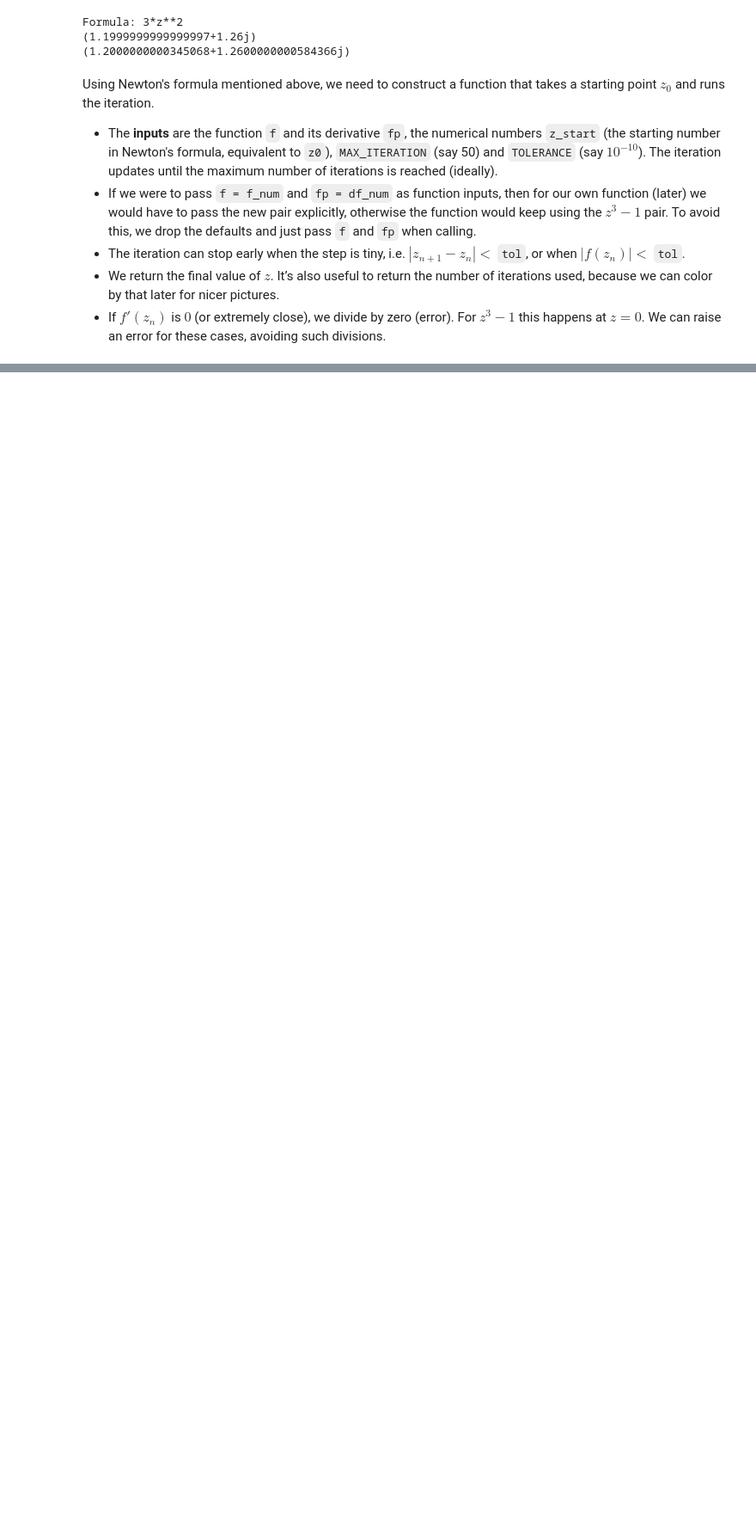
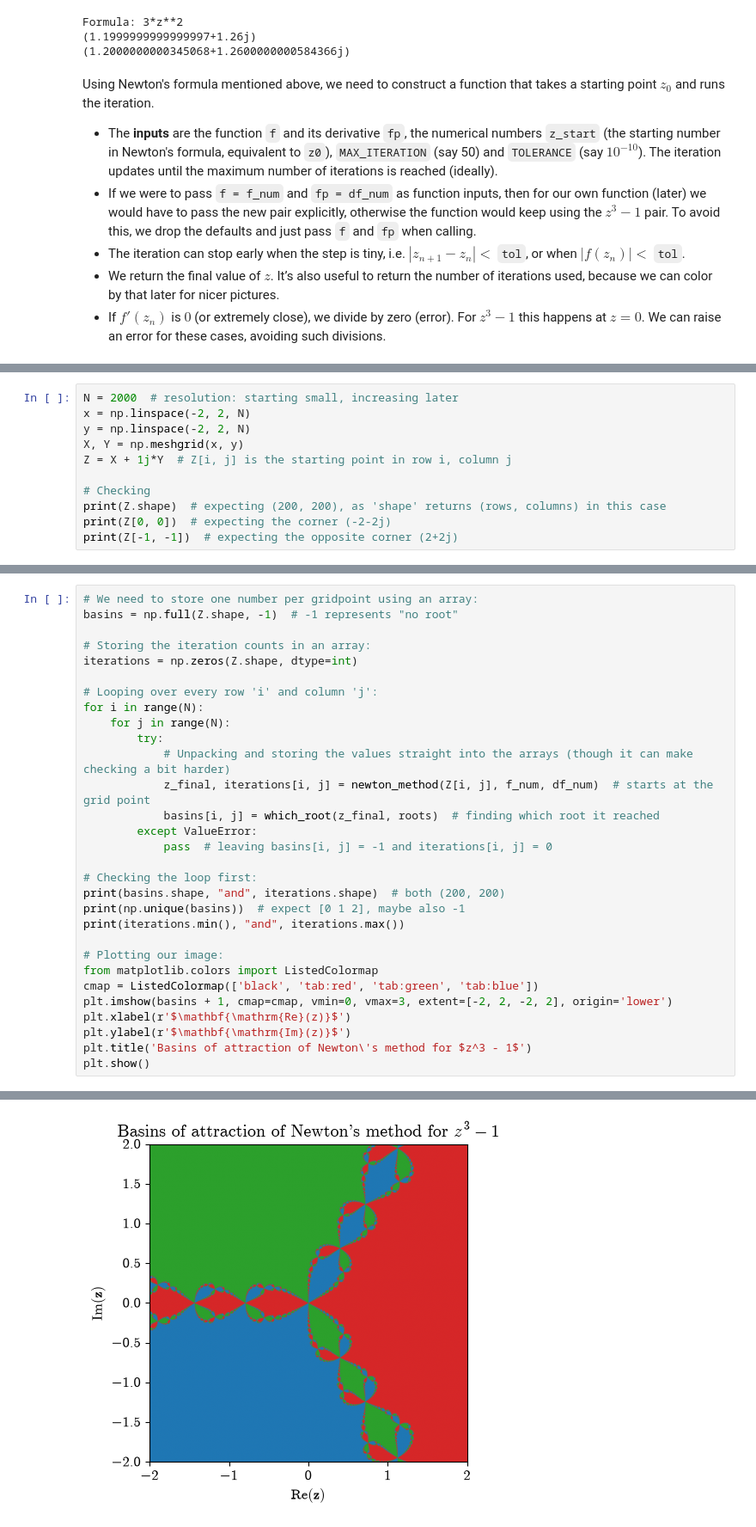
Before and after one commit to nemethmate1/numerical-methods-practice, a Jupyter notebook: Basins-of-Attraction.ipynb, the cells around one changed output, grey strips where cells are left out. Shown at 86% size. Cells and saved outputs as stored; diff of their text form; blank space fills up the shorter version.

Commit message:
successful example plot and added optional speed-up idea and high quality rendering

```diff
--- a/Basins-of-Attraction.ipynb
+++ b/Basins-of-Attraction.ipynb
@@ -235,0 +281,11 @@ Warning: derivative is (almost) zero!
+# %%
+N = 2000  # resolution: starting small, increasing later
+x = np.linspace(-2, 2, N)
+y = np.linspace(-2, 2, N)
+X, Y = np.meshgrid(x, y)
+Z = X + 1j*Y  # Z[i, j] is the starting point in row i, column j
+
+# Checking
+print(Z.shape)  # expecting (200, 200), as 'shape' returns (rows, columns) in this case
+print(Z[0, 0])  # expecting the corner (-2-2j)
+print(Z[-1, -1])  # expecting the opposite corner (2+2j)
@@ -235,0 +304,31 @@ Warning: derivative is (almost) zero!
+# %%
+# We need to store one number per gridpoint using an array:
+basins = np.full(Z.shape, -1)  # -1 represents "no root"
+
+# Storing the iteration counts in an array:
+iterations = np.zeros(Z.shape, dtype=int)
+
+# Looping over every row 'i' and column 'j':
+for i in range(N):
+    for j in range(N):
+        try:
+            # Unpacking and storing the values straight into the arrays (though it can make checking a bit harder)
+            z_final, iterations[i, j] = newton_method(Z[i, j], f_num, df_num)  # starts at the grid point
+            basins[i, j] = which_root(z_final, roots)  # finding which root it reached
+        except ValueError:
+            pass  # leaving basins[i, j] = -1 and iterations[i, j] = 0
+
+# Checking the loop first:
+print(basins.shape, "and", iterations.shape)  # both (200, 200)
+print(np.unique(basins))  # expect [0 1 2], maybe also -1
+print(iterations.min(), "and", iterations.max())
+
+# Plotting our image:
+from matplotlib.colors import ListedColormap
+cmap = ListedColormap(['black', 'tab:red', 'tab:green', 'tab:blue'])
+plt.imshow(basins + 1, cmap=cmap, vmin=0, vmax=3, extent=[-2, 2, -2, 2], origin='lower')
+plt.xlabel(r'$\mathbf{\mathrm{Re}(z)}$')
+plt.ylabel(r'$\mathbf{\mathrm{Im}(z)}$')
+plt.title('Basins of attraction of Newton\'s method for $z^3 - 1$')
+plt.show()
+# %% [output]
@@ -235,0 +338 @@ Warning: derivative is (almost) zero!
+[figure, added]
```
Also changed, not shown: parts of 9 cells of this notebook, 1 other file.
